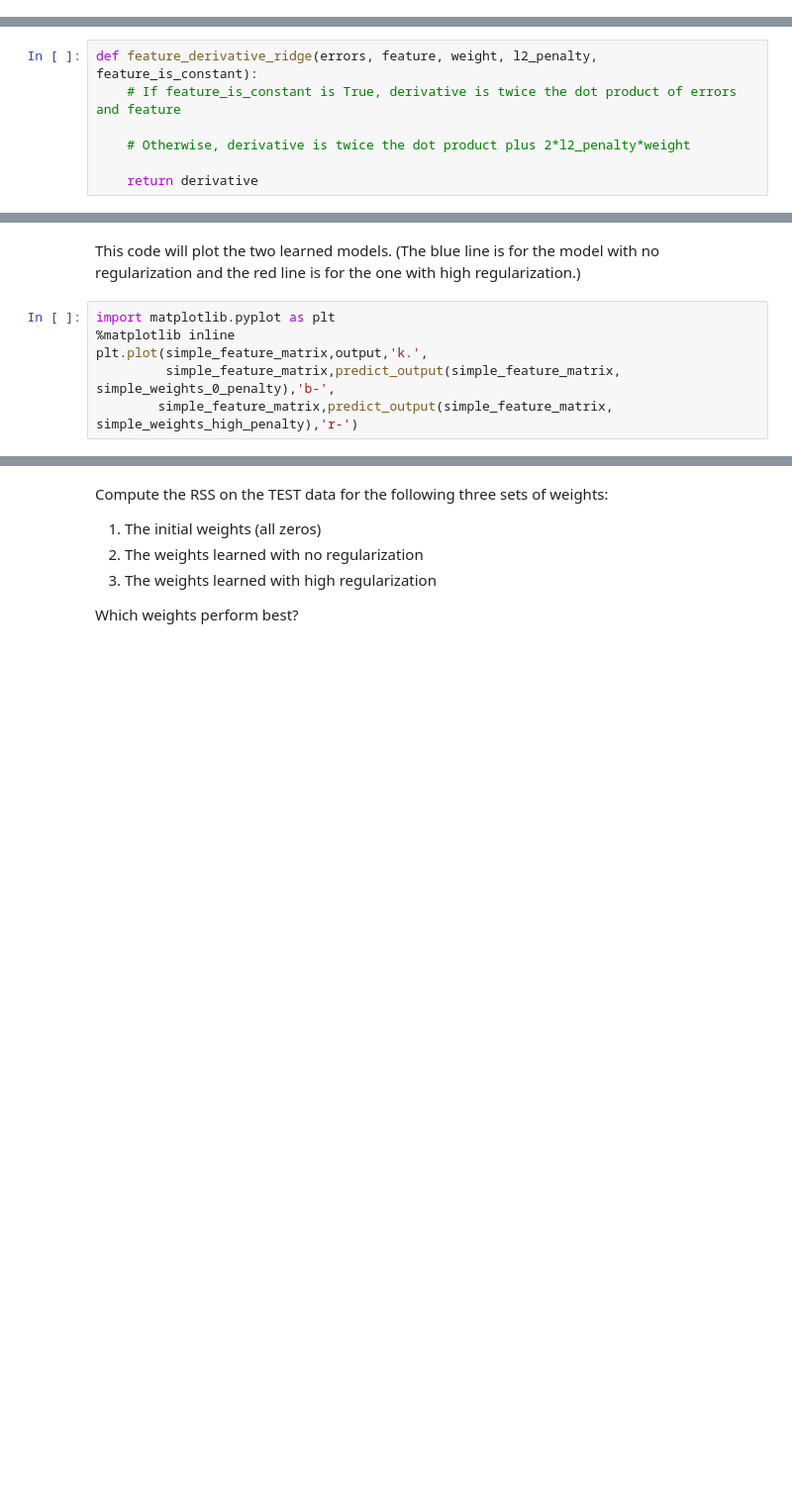
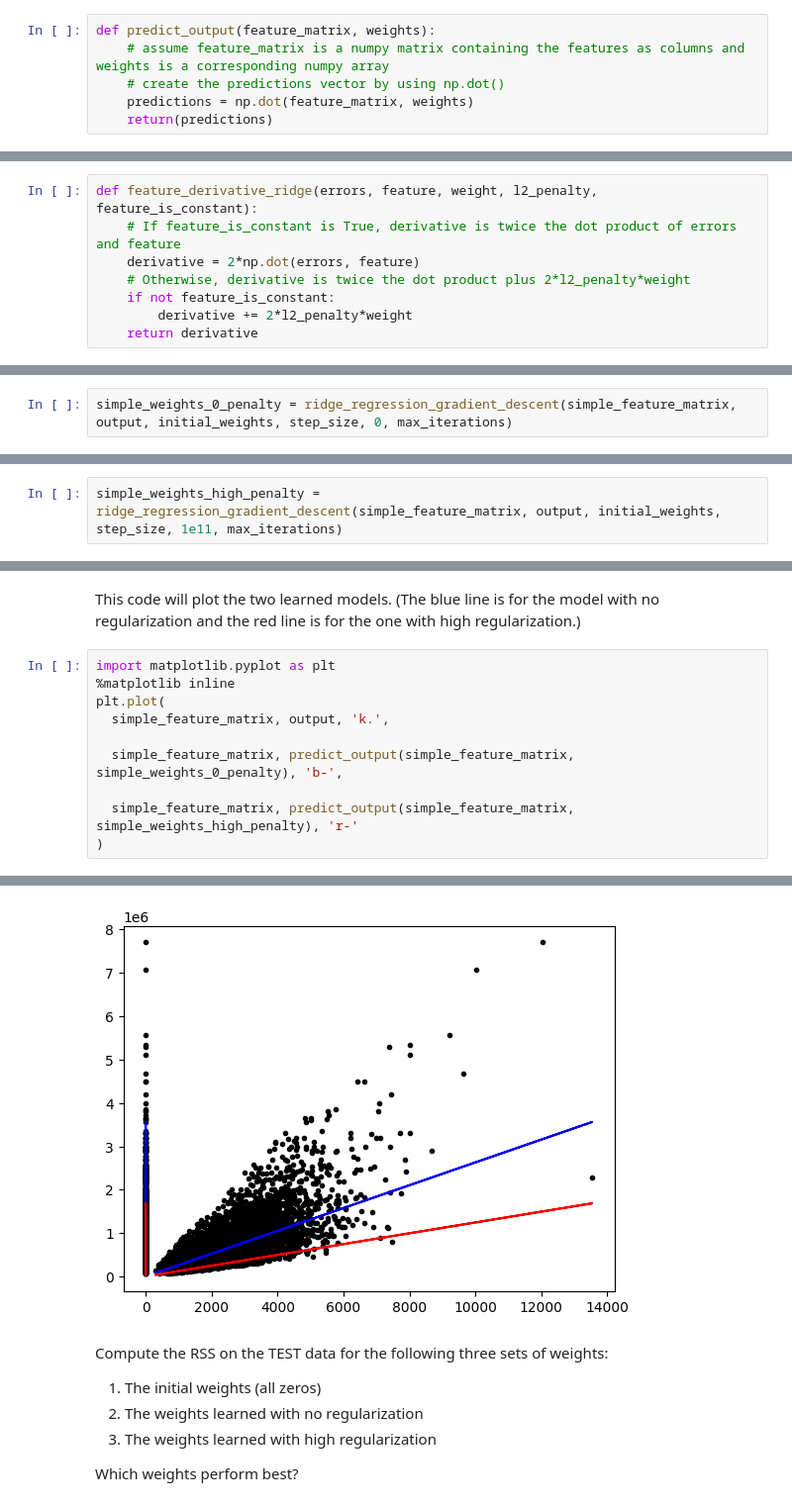
Before and after one commit to shreyaslshah/ML-coursera, a Jupyter notebook: course2/week4/REG04-NB02.ipynb, the cells around one changed output, grey strips where cells are left out. Shown: that part at 99% size. Drawn from its saved outputs; the diff is of its cells as text; blank space fills up the shorter version.

```diff
--- a/course2/week4/REG04-NB02.ipynb
+++ b/course2/week4/REG04-NB02.ipynb
@@ -28,5 +42,11 @@ import numpy as np # note this allows us to refer to numpy as np instead
 # %% [markdown]
 Also, copy and paste the `predict_output()` function to compute the predictions for an entire matrix of features given the matrix and the weights:
+# %%
+def predict_output(feature_matrix, weights):
+    # assume feature_matrix is a numpy matrix containing the features as columns and weights is a corresponding numpy array
+    # create the predictions vector by using np.dot()
+    predictions = np.dot(feature_matrix, weights)
+    return(predictions)
 # %% [markdown]
 # Computing the Derivative
 # %% [markdown]
@@ -59,9 +79,10 @@ With this in mind complete the following derivative function which computes the
 # %%
 def feature_derivative_ridge(errors, feature, weight, l2_penalty, feature_is_constant):
     # If feature_is_constant is True, derivative is twice the dot product of errors and feature
-
+    derivative = 2*np.dot(errors, feature)
     # Otherwise, derivative is twice the dot product plus 2*l2_penalty*weight
-
+    if not feature_is_constant:
+        derivative += 2*l2_penalty*weight
     return derivative
 # %% [markdown]
 To test your feature derivartive run the following:
@@ -152,3 +167,5 @@ First, let's consider no regularization.  Set the `l2_penalty` to `0.0` and run
 `simple_weights_0_penalty`
 
 we'll use them later.
+# %%
+simple_weights_0_penalty = ridge_regression_gradient_descent(simple_feature_matrix, output, initial_weights, step_size, 0, max_iterations)
@@ -158,3 +178,5 @@ Next, let's consider high regularization.  Set the `l2_penalty` to `1e11` and ru
 `simple_weights_high_penalty`
 
 we'll use them later.
+# %%
+simple_weights_high_penalty = ridge_regression_gradient_descent(simple_feature_matrix, output, initial_weights, step_size, 1e11, max_iterations)
@@ -163,6 +188,11 @@ This code will plot the two learned models.  (The blue line is for the model wit
 # %%
 import matplotlib.pyplot as plt
 %matplotlib inline
-plt.plot(simple_feature_matrix,output,'k.',
-         simple_feature_matrix,predict_output(simple_feature_matrix, simple_weights_0_penalty),'b-',
-        simple_feature_matrix,predict_output(simple_feature_matrix, simple_weights_high_penalty),'r-')
+plt.plot(
+  simple_feature_matrix, output, 'k.',
+
+  simple_feature_matrix, predict_output(simple_feature_matrix, simple_weights_0_penalty), 'b-',
+
+  simple_feature_matrix, predict_output(simple_feature_matrix, simple_weights_high_penalty), 'r-'
+)
+# %% [output]
@@ -169,3 +205,4 @@ plt.plot(simple_feature_matrix,output,'k.',
+[figure, added]
 # %% [markdown]
 Compute the RSS on the TEST data for the following three sets of weights:
 1. The initial weights (all zeros)
```
Also changed, not shown: parts of 15 cells of this notebook, 8 other files.
